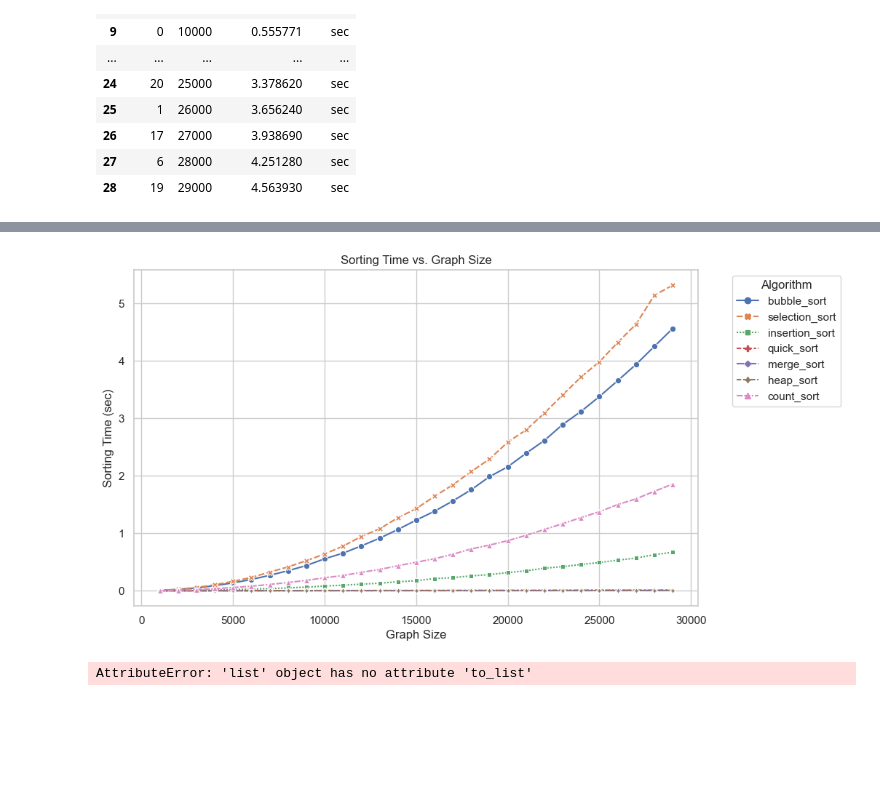
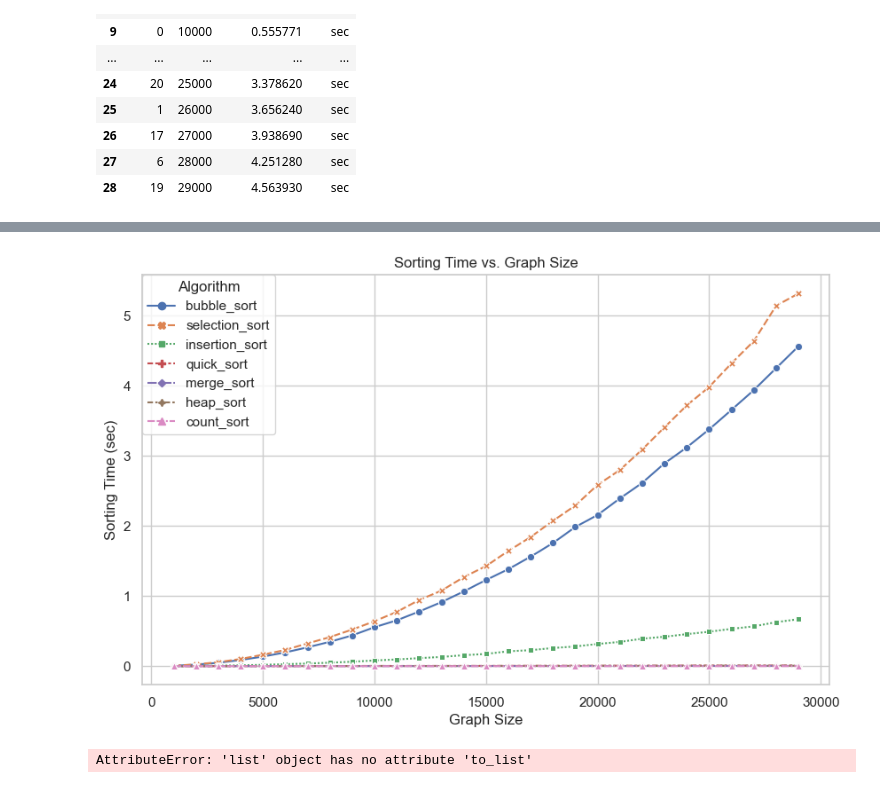
Before and after one commit to joao-jcc/UFMG-CODE, a Jupyter notebook: graphColoration/experiments/plot.ipynb, the cells around one changed output, grey strips where cells are left out. Saved outputs shown, nothing was run; the diff lists cells and outputs as text; code cells hidden in the pictures; blank space fills up the shorter version.

```diff
--- a/graphColoration/experiments/plot.ipynb
+++ b/graphColoration/experiments/plot.ipynb
@@ -28,18 +28,8 @@ data
 | 28 | 19 | 29000 | 4.563930 | sec |
 # %%
 # Read the data from the file
-file_path = "results/bubble_sort.txt"
+file_path = "results/validation.txt"
 data = pd.read_csv(file_path, delim_whitespace=True, names=['Size', 'Sorting Time', 'Unity'])
 data = data.sort_values(by='Size').reset_index()
 data
-# Create a scatter plot using seaborn
-plt.plot(data['Size'], data['Sorting Time'])
-
-# Set labels and title
-plt.xlabel('Number')
-plt.ylabel('Sorting Time (sec)')
-plt.title('Sorting Time vs. Number')
-
-# Show the plot
-plt.show()
 # %% [output]
@@ -46,0 +53,18 @@ plt.show()
+# %%
+# Create a scatter plot using seaborn
+sns.set(style="whitegrid")
+plt.figure(figsize=(10, 6))
+
+sns.lineplot(data=data, x='Size', y='Sorting Time')
+
+# Set labels and title
+plt.xlabel('Graph Size')
+plt.ylabel('Validation Time (sec)')
+plt.title('Validation Time vs. Graph Size')
+
+
+
+# Save the plot
+plt.savefig('validation_time_vs_graph_size.png', bbox_inches='tight')
+# Show the plot
+plt.show()
@@ -49,35 +75,35 @@ plt.show()
 sorting_algorithms = ['bubble_sort', 'selection_sort', 'insertion_sort', 'quick_sort', 'merge_sort', 'heap_sort', 'count_sort']
 
 # Create an empty DataFrame to store all data
 all_data = pd.DataFrame()
 
 # Read and concatenate data for each sorting algorithm
 for algorithm in sorting_algorithms:
     file_path = f"results/{algorithm}.txt"
     data = pd.read_csv(file_path, delim_whitespace=True, names=['Size', 'Sorting Time', 'Unity'])
     data['Algorithm'] = algorithm
     all_data = pd.concat([all_data, data])
 
 # Create a scatter plot using seaborn
 sns.set(style="whitegrid")
 plt.figure(figsize=(10, 6))
 sns.lineplot(data=all_data, x='Size', y='Sorting Time', hue='Algorithm', style='Algorithm', markers=True, legend='full')
 
 # Set labels and title
 plt.xlabel('Graph Size')
 plt.ylabel('Sorting Time (sec)')
 plt.title('Sorting Time vs. Graph Size')
 
 # Show the legend
-plt.legend(title='Algorithm', bbox_to_anchor=(1.05, 1), loc='upper left')
+plt.legend(title='Algorithm', loc='upper left', bbox_to_anchor=(0, 1), borderaxespad=0.)
 
 
 # Save the plot
 plt.savefig('sorting_time_vs_graph_size.png', bbox_inches='tight')
 # Show the plot
 plt.show()
 # %% [output]
-[figure, old version]
+[figure, new version]
 # %%
 time = time.to_list()
 # %% [output]
```
Also changed, not shown: parts of 2 cells of this notebook, 19 other files.
